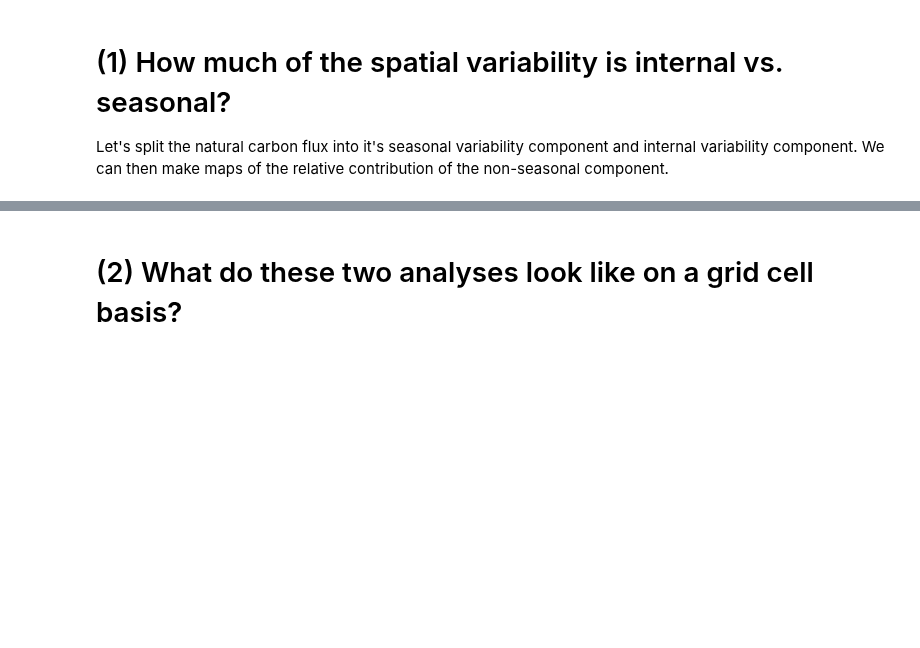
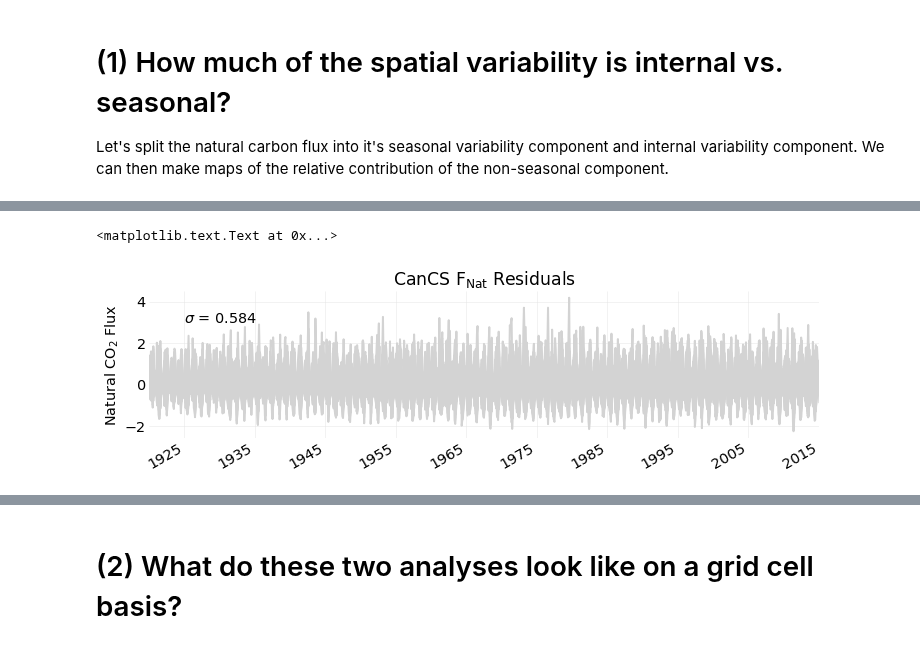
Before and after one commit to bradyrx/EBUS_BGC_Variability, a Jupyter notebook: notebooks/Historical_Characterization/proportional-historical-variance.ipynb, the cells around one changed output, grey strips where cells are left out. Drawn from its saved outputs; the diff is of its cells as text; code cells hidden in the pictures; blank space fills up the shorter version.

```diff
--- a/notebooks/Historical_Characterization/proportional-historical-variance.ipynb
+++ b/notebooks/Historical_Characterization/proportional-historical-variance.ipynb
@@ -143,14 +86,17 @@ r_magnitude = nat_resid['FG_ALT_CO2_AW'].std(dim='time').mean()
 # %%
 fig = plt.figure(figsize=(12,3))
 ax = plt.subplot(111)
 for i in np.arange(0, 34, 1):
     nat_resid['FG_ALT_CO2_AW'][i].plot(color='#D3D3D3', linewidth=2)
 ax.set(xlim=['1920','2015'], title=EBU + ' F$_{\mathrm{Nat}}$ Residuals',
        ylabel='Natural CO$_{2}$ Flux', xlabel='')
-ax.text('1925', 1, '$\sigma$ = ' + str(r_magnitude.values.round(3)),
+ax.text('1925', 3, '$\sigma$ = ' + str(r_magnitude.values.round(3)),
         size='x-large')
 #plt.savefig(EBU + '_Residual_Spread.png', transparent=True, dpi=300,
 #            bbox_inches='tight', pad_inches=1)
+# %% [output]
+<matplotlib.text.Text at 0x...>
+[figure, added]
 # %%
 non_seasonal_variability = r_magnitude / (s_magnitude + r_magnitude)
 print("The non-seasonal component of variability is : " + str(non_seasonal_variability.values.round(3)))
```
Also changed, not shown: parts of 20 cells of this notebook, 15 other files.
